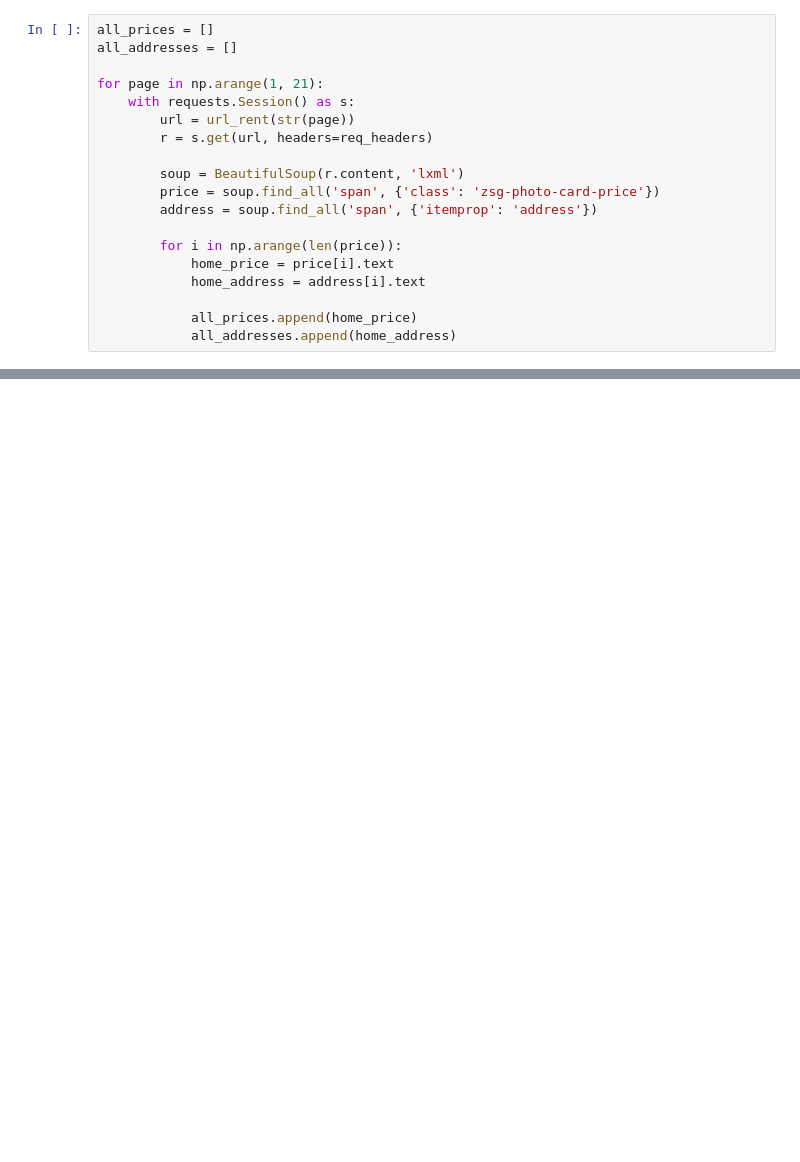
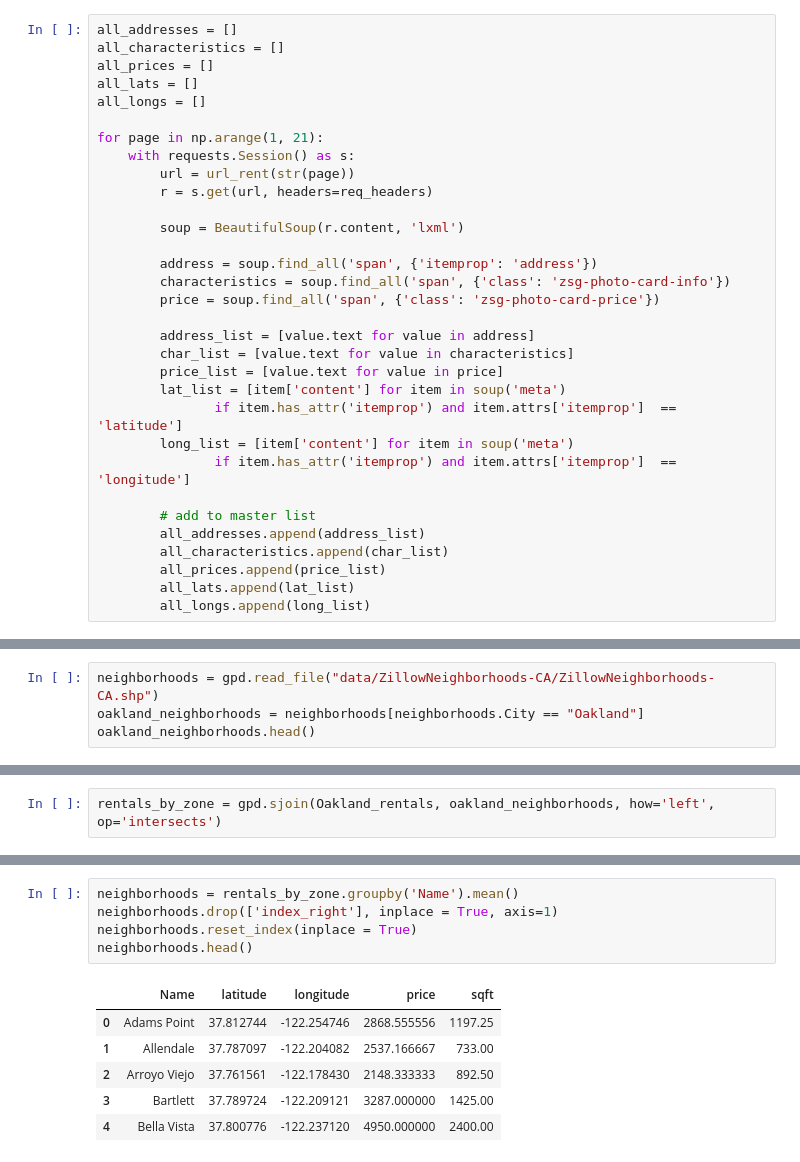
Before and after one commit to samdchamberlain/HealthyHomes_Insight, a Jupyter notebook: Zillow_scraping.ipynb, the cells around one changed output, grey strips where cells are left out. Drawn from its saved outputs; the diff is of its cells as text; blank space fills up the shorter version.

```diff
--- a/Zillow_scraping.ipynb
+++ b/Zillow_scraping.ipynb
@@ -13,8 +22,11 @@ req_headers = {
 def url_rent(page):
     return 'https://www.zillow.com/homes/for_rent/Oakland-CA/all_type/13072_rid/37.971537,-121.981545,37.612327,-122.47593_rect/10_zm/' + page + '_p/'
 # %%
+all_addresses = []
+all_characteristics = []
 all_prices = []
-all_addresses = []
+all_lats = []
+all_longs = []
 
 for page in np.arange(1, 21):
     with requests.Session() as s:
@@ -22,12 +34,22 @@ for page in np.arange(1, 21):
         r = s.get(url, headers=req_headers)
 
         soup = BeautifulSoup(r.content, 'lxml')
+
+        address = soup.find_all('span', {'itemprop': 'address'})
+        characteristics = soup.find_all('span', {'class': 'zsg-photo-card-info'})
         price = soup.find_all('span', {'class': 'zsg-photo-card-price'})
-        address = soup.find_all('span', {'itemprop': 'address'})
 
-        for i in np.arange(len(price)):
-            home_price = price[i].text
-            home_address = address[i].text
+        address_list = [value.text for value in address]
+        char_list = [value.text for value in characteristics]
+        price_list = [value.text for value in price]
+        lat_list = [item['content'] for item in soup('meta')
+               if item.has_attr('itemprop') and item.attrs['itemprop']  == 'latitude']
+        long_list = [item['content'] for item in soup('meta')
+               if item.has_attr('itemprop') and item.attrs['itemprop']  == 'longitude']
 
-            all_prices.append(home_price)
-            all_addresses.append(home_address)
+        # add to master list
+        all_addresses.append(address_list)
+        all_characteristics.append(char_list)
+        all_prices.append(price_list)
+        all_lats.append(lat_list)
+        all_longs.append(long_list)
@@ -110,0 +101,4 @@ print(foo)
+# %%
+neighborhoods = gpd.read_file("data/ZillowNeighborhoods-CA/ZillowNeighborhoods-CA.shp")
+oakland_neighborhoods = neighborhoods[neighborhoods.City == "Oakland"]
+oakland_neighborhoods.head()
@@ -110,0 +117,2 @@ print(foo)
+# %%
+rentals_by_zone = gpd.sjoin(Oakland_rentals, oakland_neighborhoods, how='left', op='intersects')
@@ -110,0 +130,12 @@ print(foo)
+# %%
+neighborhoods = rentals_by_zone.groupby('Name').mean()
+neighborhoods.drop(['index_right'], inplace = True, axis=1)
+neighborhoods.reset_index(inplace = True)
+neighborhoods.head()
+# %% [output]
+|  | Name | latitude | longitude | price | sqft |
+| 0 | Adams Point | 37.812744 | -122.254746 | 2868.555556 | 1197.25 |
+| 1 | Allendale | 37.787097 | -122.204082 | 2537.166667 | 733.00 |
+| 2 | Arroyo Viejo | 37.761561 | -122.178430 | 2148.333333 | 892.50 |
+| 3 | Bartlett | 37.789724 | -122.209121 | 3287.000000 | 1425.00 |
+| 4 | Bella Vista | 37.800776 | -122.237120 | 4950.000000 | 2400.00 |
```
Also changed, not shown: parts of 26 cells of this notebook.
